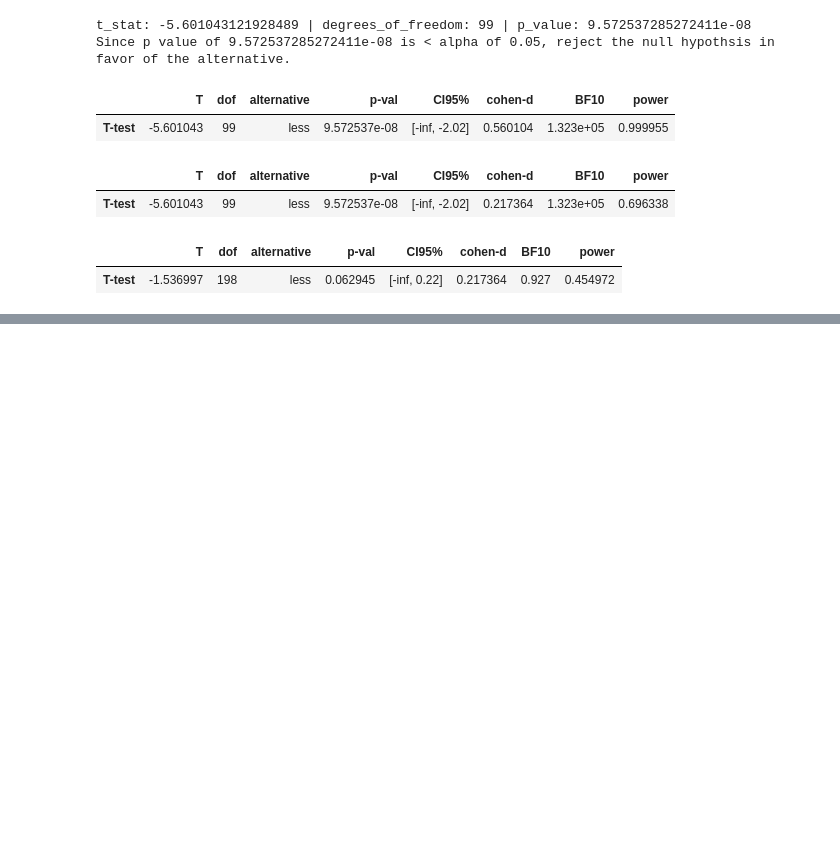
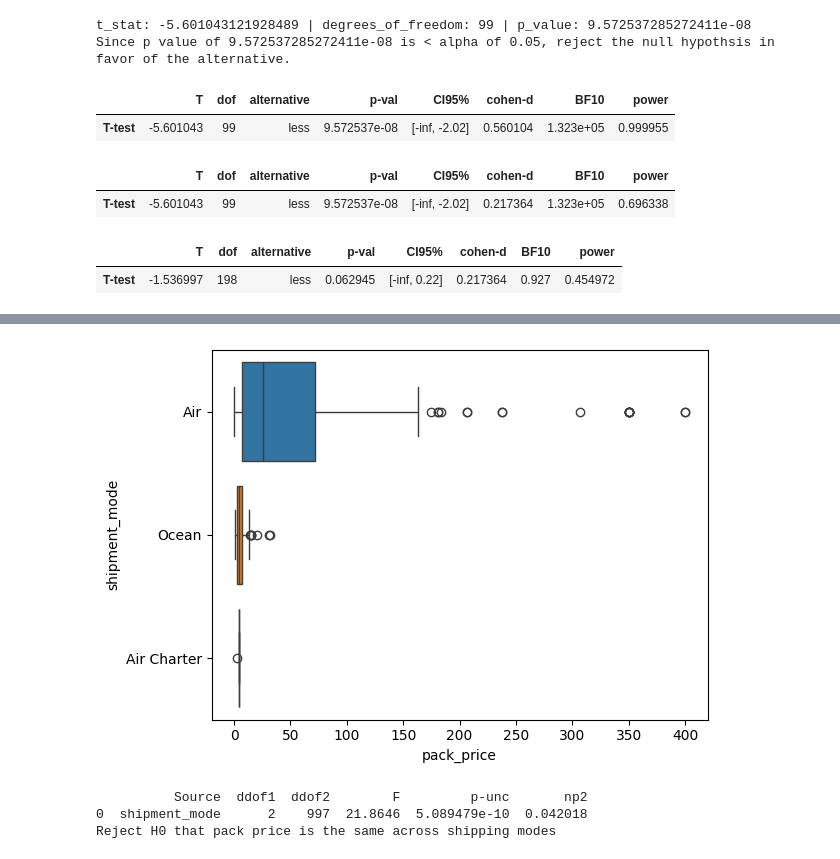
Before and after one commit to MichaelSzczepaniak/DataCamp, a Jupyter notebook: Tracks/Associate Data Scientist/29 Hypothesis Testing in Python/HypothesisTesting.ipynb, the cells around one changed output, grey strips where cells are left out. Cells and saved outputs as stored; diff of their text form; code cells hidden in the pictures; blank space fills up the shorter version.

Commit message:
add sections on anova and multiple testing correction eg bonferronii

```diff
--- a/Tracks/Associate Data Scientist/29 Hypothesis Testing in Python/HypothesisTesting.ipynb
+++ b/Tracks/Associate Data Scientist/29 Hypothesis Testing in Python/HypothesisTesting.ipynb
@@ -505,0 +655,24 @@ pingouin.ttest(
+# %%
+# visualize with boxplot of shipment_mode vs. pack_price
+sns.boxplot(x="pack_price",
+            y="shipment_mode",
+            data=late_shipments,
+            hue="shipment_mode")
+plt.show()
+# %% [output]
+[figure, added]
+# %%
+# ANOVA for pack_price across shipment_mode
+anova_results = pingouin.anova(
+    data=late_shipments,
+    dv="pack_price",
+    between="shipment_mode"
+)
+
+# Print anova_results
+print(anova_results)
+print("Reject H0 that pack price is the same across shipping modes")
+# %% [output]
+          Source  ddof1  ddof2        F         p-unc       np2
+0  shipment_mode      2    997  21.8646  5.089479e-10  0.042018
+Reject H0 that pack price is the same across shipping modes
```
Also changed, not shown: parts of 24 cells of this notebook, 2 other files.
